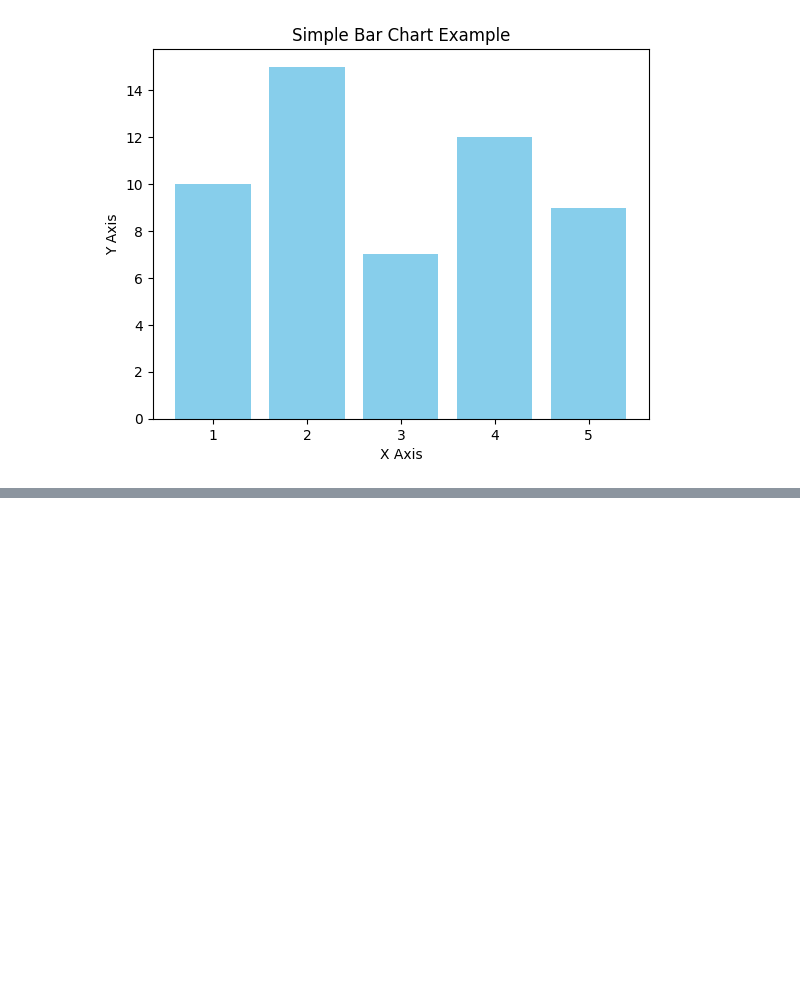
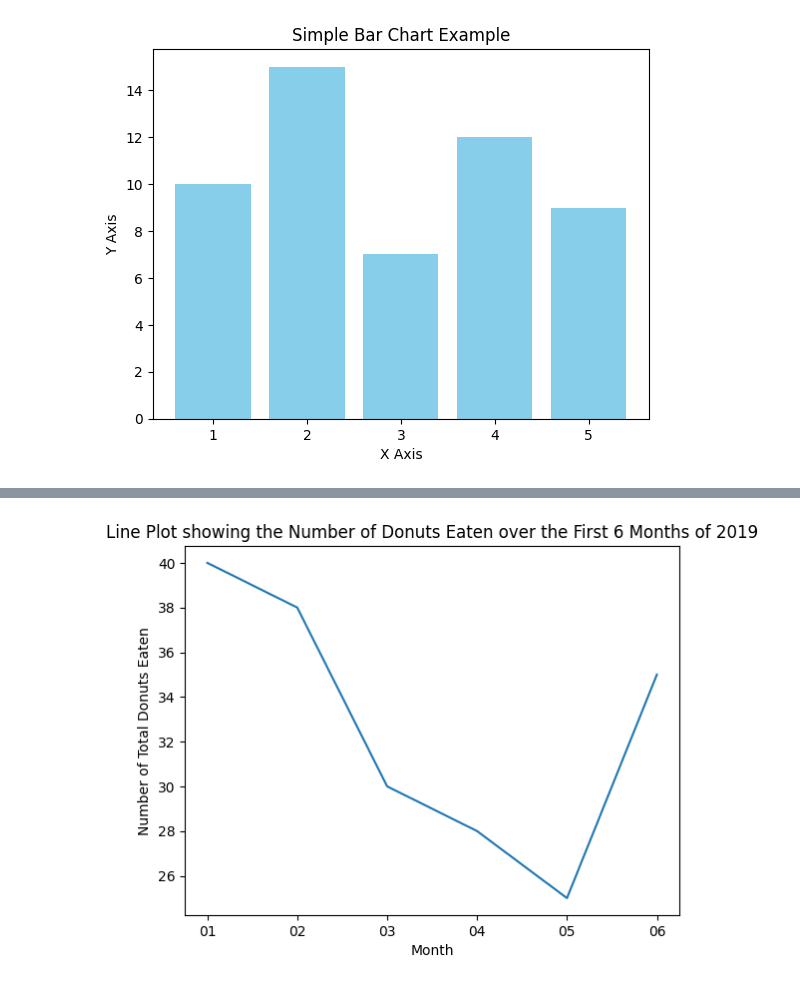
Before and after one commit to Chessington1/Data-Science-notebooks-, a Jupyter notebook: DS course/Plots trials.ipynb, the cells around one changed output, grey strips where cells are left out. Saved outputs shown, nothing was run; the diff lists cells and outputs as text; code cells hidden in the pictures; blank space fills up the shorter version.

```diff
--- a/DS course/Plots trials.ipynb
+++ b/DS course/Plots trials.ipynb
@@ -15,0 +61,28 @@ plt.show()
+# %%
+import matplotlib.pyplot as plt
+
+# Data
+total_donuts = {
+    '31-01-2019': 40,
+    '28-02-2019': 38,
+    '31-03-2019': 30,
+    '30-04-2019': 28,
+    '31-05-2019': 25,
+    '30-06-2019': 35
+}
+
+# Extract data
+dates = list(total_donuts.keys())
+x_ax = [date[3:5] for date in dates]  # Extracts month part
+y_ax = list(total_donuts.values())
+
+# Plot
+plt.plot(x_ax, y_ax)
+plt.xlabel('Month')
+plt.ylabel('Number of Total Donuts Eaten')
+plt.title('Line Plot showing the Number of Donuts Eaten over the First 6 Months of 2019')
+
+# Display
+plt.show()
+# %% [output]
+[figure, added]
```
Also changed, not shown: parts of 3 cells of this notebook.
